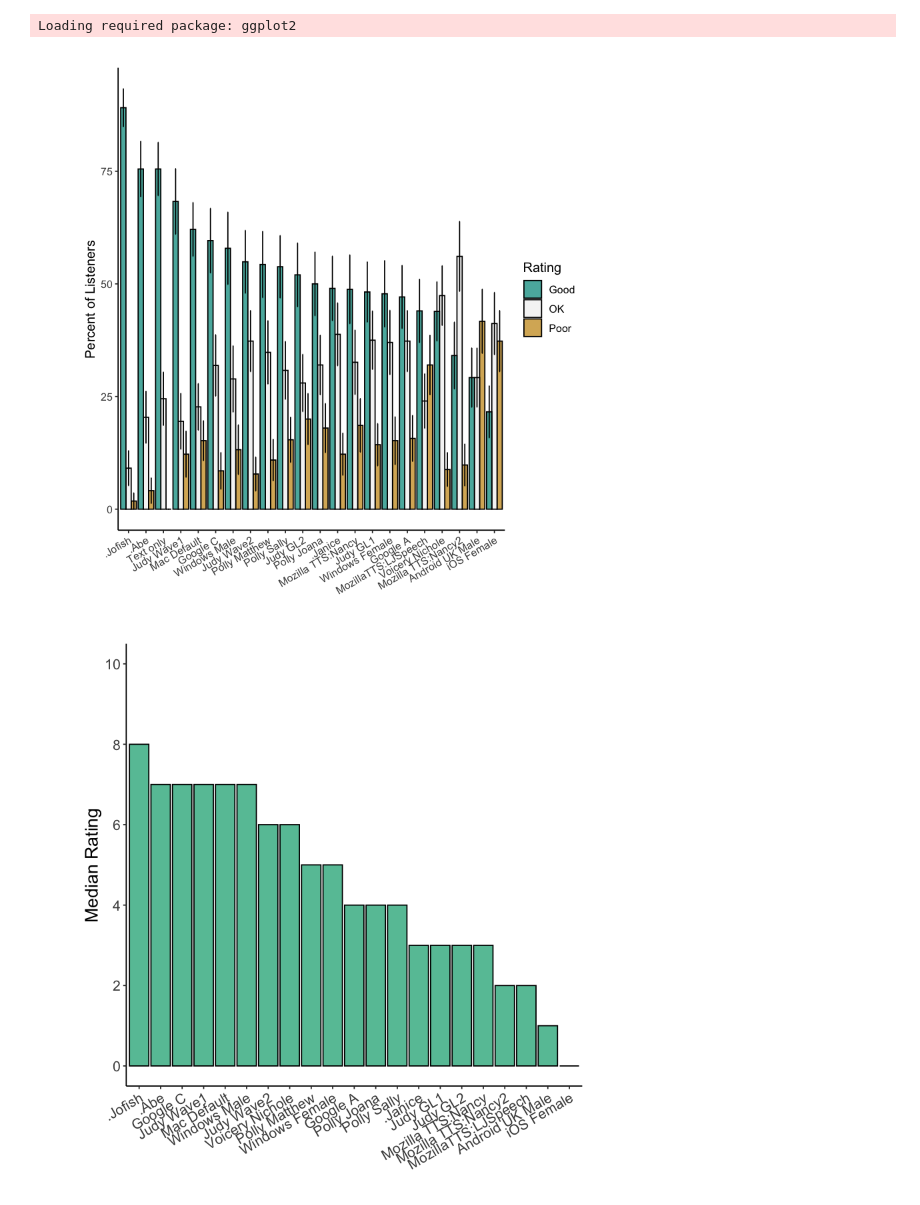
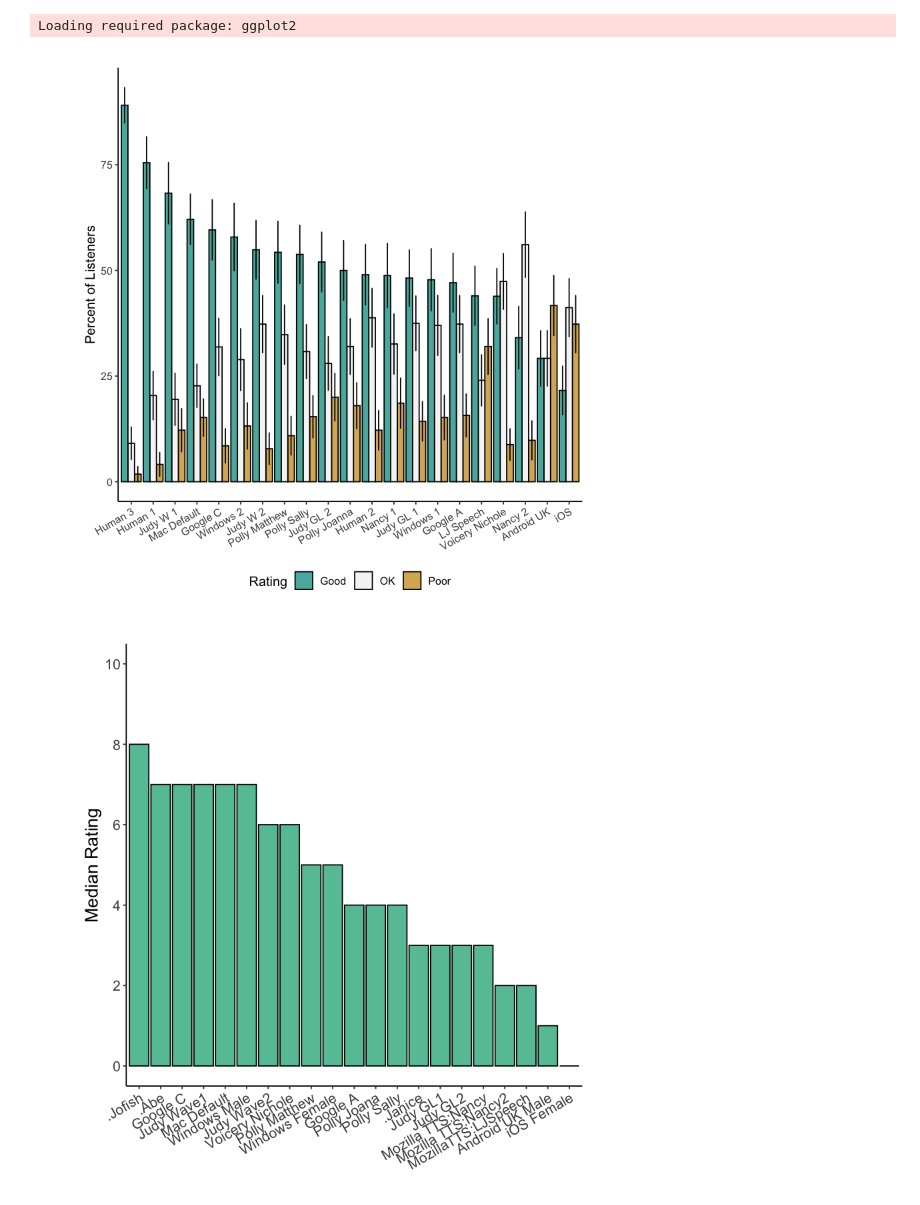
Before and after one commit to jmaddock/mozilla_voice_comparison, a Jupyter notebook: notebooks-chi-rtex/experience_fig.ipynb, the cells around one changed output. Cells and saved outputs as stored; diff of their text form; code cells hidden in the pictures.

```diff
--- a/notebooks-chi-rtex/experience_fig.ipynb
+++ b/notebooks-chi-rtex/experience_fig.ipynb
@@ -9,8 +9,7 @@ wpm = read.csv("~/research_data/mozilla_voice_comparison/voice_metadata.csv")
 
 data = as.data.frame(lapply(data, function (x) if (is.factor(x)) factor(x) else x))
 # %%
-data$rate.speed = ordered(data$rate.speed, levels = c("Much too fast", "Too fast", "Just right",
-                                                      "Too slow", "Much too slow"))
+data$rate.experience = ordered(data$rate.experience, levels = c("Excellent", "Good", "OK", "Poor", "Very poor"))
 data$rate.experience.simple = data$rate.experience
 levels(data$rate.experience.simple) = c('Good','Good','OK','Poor','Poor')
 # %%
@@ -42,36 +41,37 @@ group_names.voice = c(
 # %%
 ## Rate experience ----
 prop = as.data.frame(round(prop.table(table(data$voice, data$rate.experience.simple), margin = 1), digits = 3)*100)
 n = as.data.frame(table(data$voice))
 colnames(n) = c('Var1','n')
 temp = merge(prop,n,by='Var1')
 temp$sd = sqrt(temp$Freq*(100-temp$Freq)/temp$n)
 temp = subset(temp, Var1 %in% names(group_names.voice))
 rank = subset(temp, Var2 == "Good")
 rank = rank[order(-rank$Freq),]
 rank$rank = rank(rank$Freq)
 temp = merge(temp,rank[c("Var1","rank")],by="Var1")
-ggplot(temp, aes(x = reorder(Var1,-rank), y = Freq, fill = Var2,
+temp = merge(temp, wpm, by.x = 'Var1', by.y = 'Voice')
+ggplot(temp, aes(x = reorder(Voice.Table.Name,-rank), y = Freq, fill = Var2,
                  label = Freq)) +
   geom_bar(stat="identity", color = "black", position=position_dodge()) +
   geom_errorbar(aes(ymin=Freq-sd, ymax=Freq+sd), width=.1,
                  position=position_dodge(.9)) +
   labs(y = "Percent of Listeners") +
   theme_classic() +
   theme(plot.margin=unit(c(.5,.5,.5,1.5),"cm"),
         text = element_text(size=12),
         axis.text.x = element_text(angle = 30, hjust = 1, vjust = 1),
         #axis.title.y = element_blank(),
         axis.title.x = element_blank(),
         strip.background = element_blank(),
         panel.spacing = unit(3, "lines"),
-        legend.position = "right") +
+        legend.position = "bottom") +
   guides(fill = guide_legend(title = "Rating")) +
   scale_fill_brewer(palette = "BrBG", direction = -1)
 
 ggsave("~/Desktop/experience_9-13-19.pdf",height=3,width=7)
 # %% [output]
-[figure, old version]
+[figure, new version]
 # %%
 temp = data
 temp = aggregate(rate.again ~ voice, data=temp, FUN = "median")
```
Also changed, not shown: parts of 1 cell of this notebook, 13 other files.
